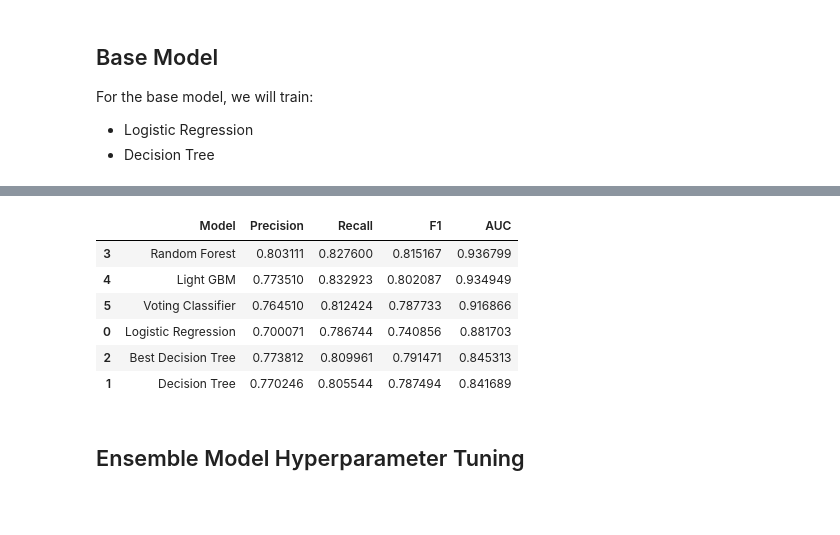
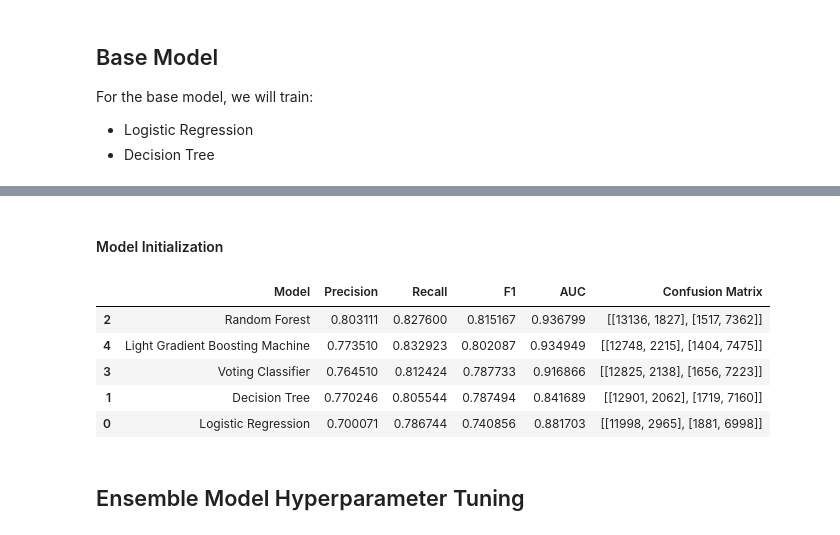
Before and after one commit to albrtwijaya/portfolio, a Jupyter notebook: Hotel Booking Demand.ipynb, the cells around one changed output, grey strips where cells are left out. Drawn from its saved outputs; the diff is of its cells as text; code cells hidden in the pictures; blank space fills up the shorter version.

```diff
--- a/Hotel Booking Demand.ipynb
+++ b/Hotel Booking Demand.ipynb
@@ -871,0 +781,7 @@ weighted avg       0.85      0.84      0.85     23842
+# %%
+# loop through base_models to train and evaluate each models
+for model_name, model in base_models.items():
+    model_eval(model, model_name, X_train, y_train, X_test, y_test)
+
+# base models' performances
+df_model_score.sort_values(by='F1', ascending=False)
@@ -959,13 +798,50 @@ weighted avg       0.84      0.84      0.84     23842
-# %%
-df_model_score.sort_values(by='AUC', ascending=False)
-# %% [output]
-|  | Model | Precision | Recall | F1 | AUC |
-| 3 | Random Forest | 0.803111 | 0.827600 | 0.815167 | 0.936799 |
-| 4 | Light GBM | 0.773510 | 0.832923 | 0.802087 | 0.934949 |
-| 5 | Voting Classifier | 0.764510 | 0.812424 | 0.787733 | 0.916866 |
-| 0 | Logistic Regression | 0.700071 | 0.786744 | 0.740856 | 0.881703 |
-| 2 | Best Decision Tree | 0.773812 | 0.809961 | 0.791471 | 0.845313 |
-| 1 | Decision Tree | 0.770246 | 0.805544 | 0.787494 | 0.841689 |
+# %% [markdown]
+#### Model Initialization
+# %%
+# Random Forest
+rf = RandomForestClassifier(random_state=22)
+
+rf_pipeline = Pipeline([
+    ('smotenc', SMOTENC(random_state=22, categorical_features=range(6,15))),
+    ('col_transformer', col_transformer),
+    ('rf', rf)
+])
+
+# Voting Classifier
+voting = VotingClassifier(estimators=[('lr', log_reg), ('dt', dt)], voting='soft')
+
+voting_pipeline = Pipeline([
+    ('smotenc', SMOTENC(random_state=22, categorical_features=range(6,15))),
+    ('col_transformer', col_transformer),
+    ('voting', voting)
+])
+
+# Light Gradient Boosting Machine
+lgbm = LGBMClassifier()
+
+lgbm_pipeline = Pipeline([
+    ('smotenc', SMOTENC(random_state=22, categorical_features=range(6,15))),
+    ('col_transformer', col_transformer),
+    ('lgbm', lgbm)
+])
+
+ensemble_models = {'Random Forest': rf_pipeline,
+                   'Voting Classifier': voting_pipeline,
+                  'Light Gradient Boosting Machine': lgbm_pipeline}
+# %%
+# loop through ensemble_models to train and evaluate each models
+for model_name, model in ensemble_models.items():
+    model_eval(model, model_name, X_train, y_train, X_test, y_test)
+
+# ensemble models' performances
+df_model_score.sort_values(by='F1', ascending=False)
+# %% [output]
+|  | Model | Precision | Recall | F1 | AUC | Confusion Matrix |
+| 2 | Random Forest | 0.803111 | 0.827600 | 0.815167 | 0.936799 | [[13136, 1827], [1517, 7362]] |
+| 4 | Light Gradient Boosting Machine | 0.773510 | 0.832923 | 0.802087 | 0.934949 | [[12748, 2215], [1404, 7475]] |
+| 3 | Voting Classifier | 0.764510 | 0.812424 | 0.787733 | 0.916866 | [[12825, 2138], [1656, 7223]] |
+| 1 | Decision Tree | 0.770246 | 0.805544 | 0.787494 | 0.841689 | [[12901, 2062], [1719, 7160]] |
+| 0 | Logistic Regression | 0.700071 | 0.786744 | 0.740856 | 0.881703 | [[11998, 2965], [1881, 6998]] |
 # %% [markdown]
 ## Ensemble Model Hyperparameter Tuning
 # %% [markdown]
```
Also changed, not shown: parts of 47 cells of this notebook.
